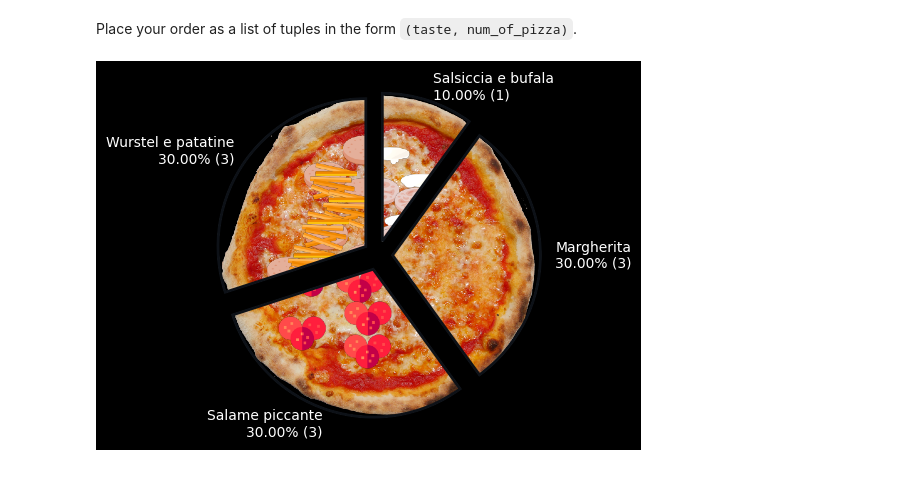
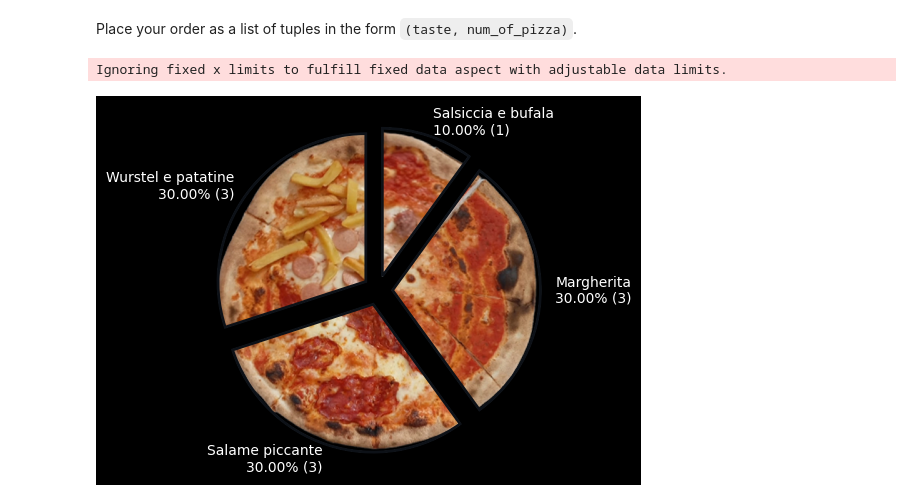
Before and after one commit to Luca-Pozzi/pizza_chart, a Jupyter notebook: pizza_chart_example.ipynb, the cells around one changed output. Saved outputs shown, nothing was run; the diff lists cells and outputs as text; code cells hidden in the pictures.

```diff
--- a/pizza_chart_example.ipynb
+++ b/pizza_chart_example.ipynb
@@ -7,12 +7,17 @@ Place your order as a list of tuples in the form `(taste, num_of_pizza)`.
 # %%
 from pizza_chart import plot_pizza_chart
 
 order = [("Wurstel e patatine", 3),
          ("Salame piccante", 3),
          ("Margherita", 3),
          ("Salsiccia e bufala", 1)
         ]
 
-pizza_chart = plot_pizza_chart(order, show=True, dark_theme=True)
+pizza_chart = plot_pizza_chart(order,
+                               show=True,
+                               dark_theme=True,
+                               source='default'
+                               )
 # %% [output]
+Ignoring fixed x limits to fulfill fixed data aspect with adjustable data limits.
-[figure, old version]
+[figure, new version]
```
Also changed, not shown: 3 other files.
